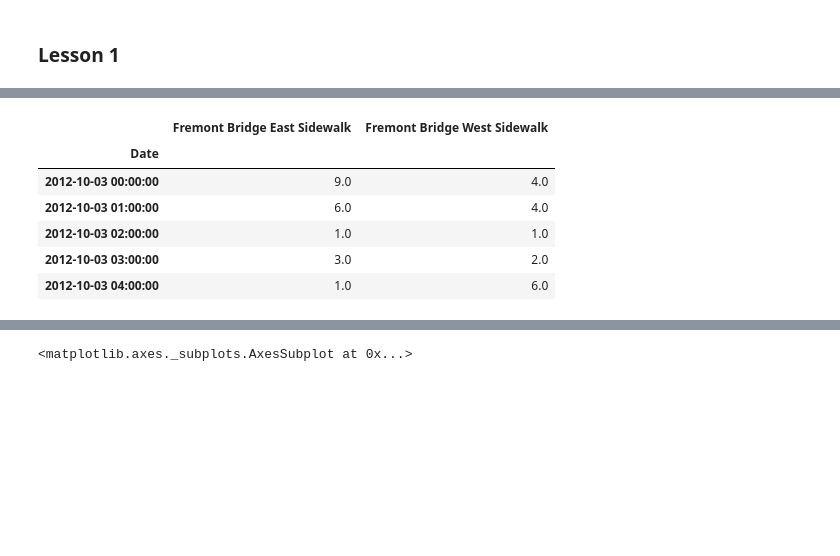
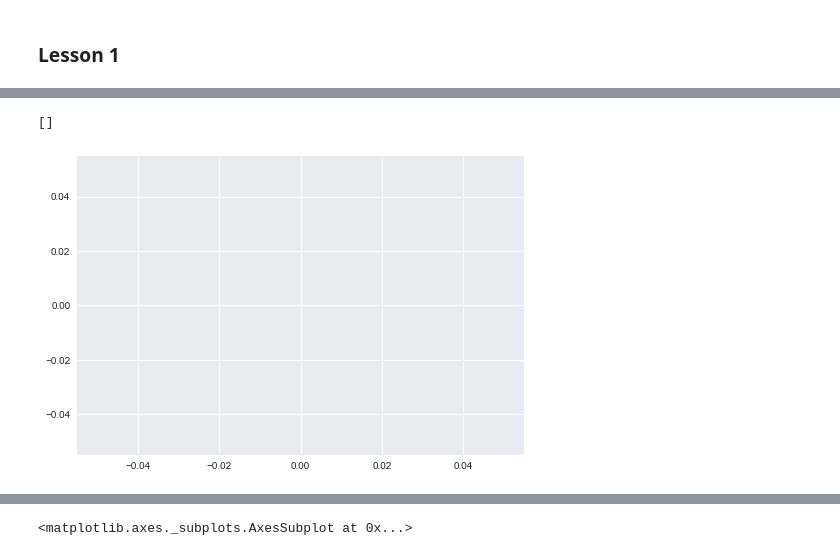
Before and after one commit to rslively/jup-fremont, a Jupyter notebook: FremontBridgeAnalysis.ipynb, the cells around one changed output, grey strips where cells are left out. Saved outputs shown, nothing was run; the diff lists cells and outputs as text; code cells hidden in the pictures; blank space fills up the shorter version.

```diff
--- a/FremontBridgeAnalysis.ipynb
+++ b/FremontBridgeAnalysis.ipynb
@@ -42,10 +5,0 @@ Date
-# %%
-data.head()
-# %% [output]
-|  | Fremont Bridge East Sidewalk | Fremont Bridge West Sidewalk |
-| Date |  |  |
-| 2012-10-03 00:00:00 | 9.0 | 4.0 |
-| 2012-10-03 01:00:00 | 6.0 | 4.0 |
-| 2012-10-03 02:00:00 | 1.0 | 1.0 |
-| 2012-10-03 03:00:00 | 3.0 | 2.0 |
-| 2012-10-03 04:00:00 | 1.0 | 6.0 |
@@ -52 +23,8 @@ data.head()
+# %%
+data = get_fremont_data()
+data.head()
+plt.style.use('seaborn')
+# %% [output]
+[]
+[figure, added]
 # %%
```
Also changed, not shown: parts of 16 cells of this notebook.
